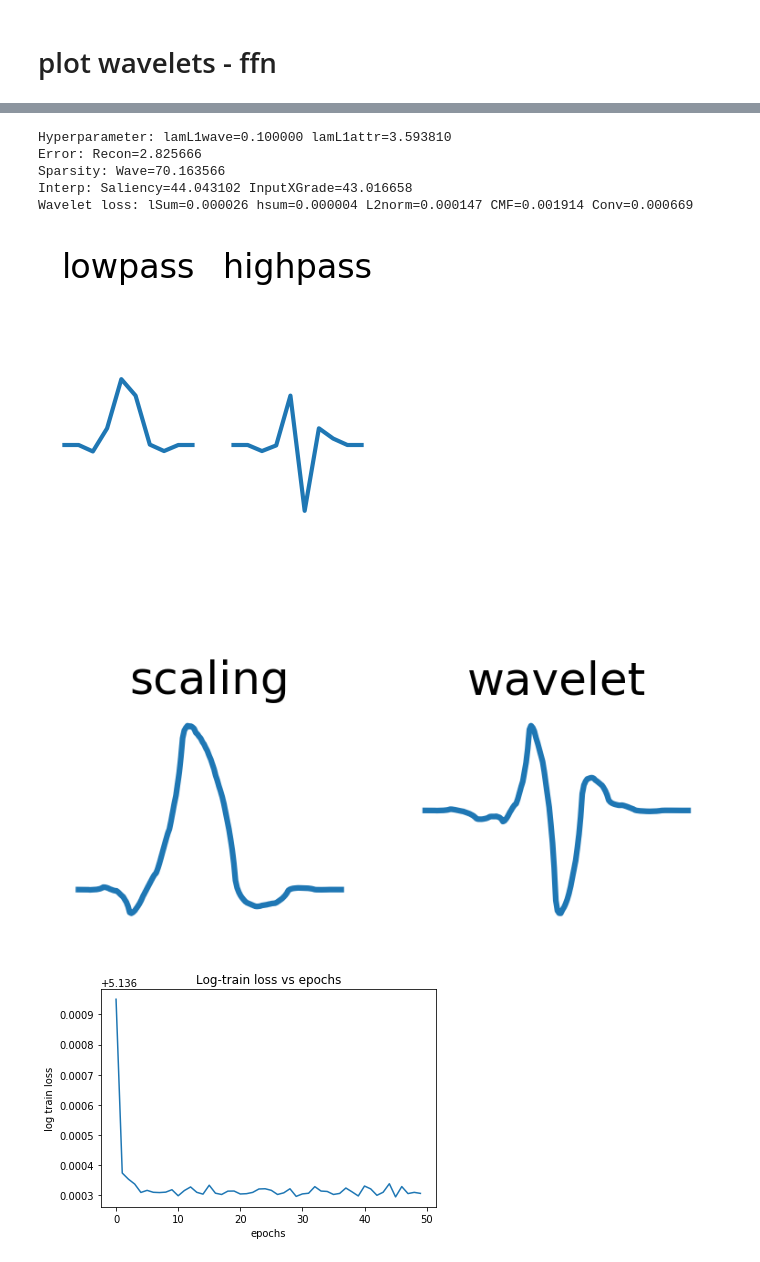
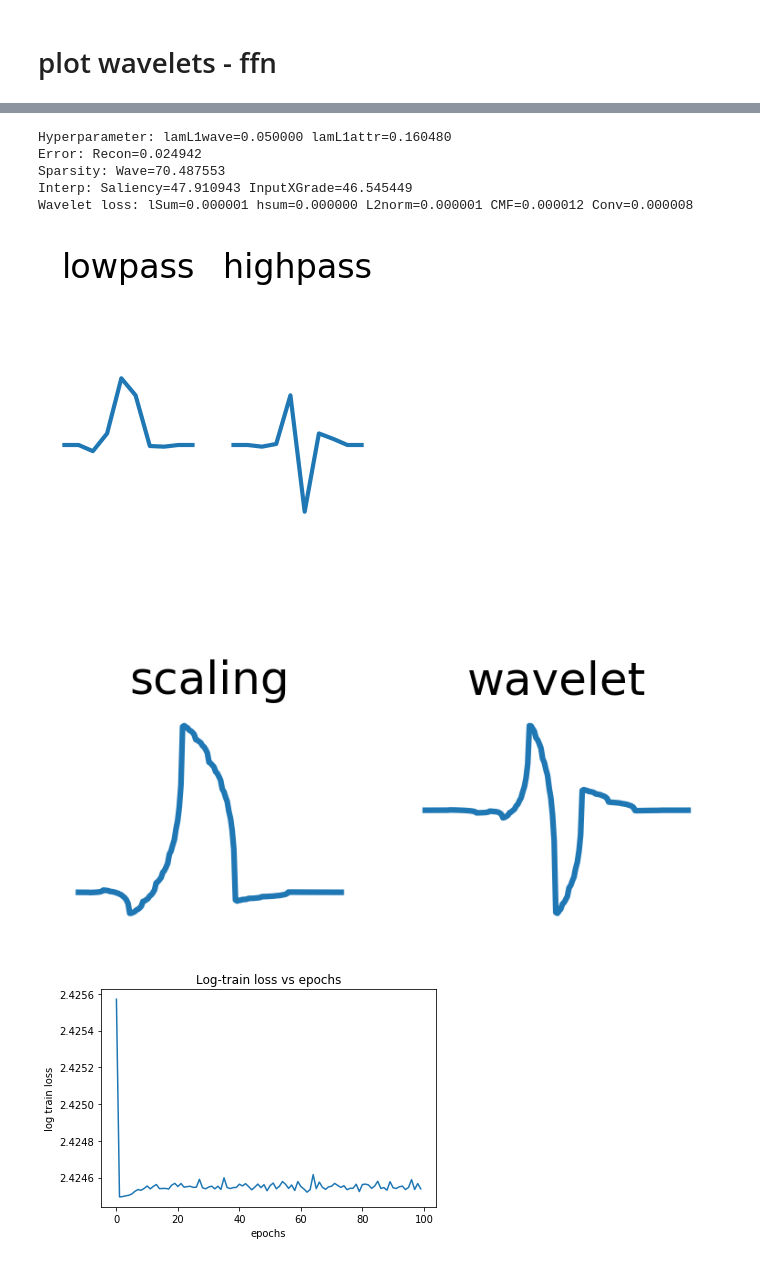
Before and after one commit to Yu-Group/adaptive-wavelets, a Jupyter notebook: notebooks/mnist/01_results.ipynb, the cells around one changed output, grey strips where cells are left out. Saved outputs shown, nothing was run; the diff lists cells and outputs as text; code cells hidden in the pictures.

```diff
--- a/notebooks/mnist/01_results.ipynb
+++ b/notebooks/mnist/01_results.ipynb
@@ -215,36 +221,36 @@ plt.show()
 # %%
-idx1 = 2
-idx2 = 9
+idx1 = 0
+idx2 = 4
 wt = mos[index2o[(idx1, idx2)]]
 filt = get_2dfilts(wt)
 phi, psi, x = get_wavefun(wt)
 
 # print
 print('Hyperparameter: lamL1wave={:.6f} lamL1attr={:.6f}'.format(res['lamL1wave'][index2o[(idx1, idx2)]], res['lamL1attr'][index2o[(idx1, idx2)]]))
 print('Error: Recon={:.6f}'.format(res['rec_loss'][index2o[(idx1, idx2)]]))
 print('Sparsity: Wave={:.6f}'.format(res['L1wave_loss'][index2o[(idx1, idx2)]]))
 print('Interp: Saliency={:.6f} InputXGrade={:.6f}'.format(res['L1saliency_loss'][index2o[(idx1, idx2)]], res['L1inputxgrad_loss'][index2o[(idx1, idx2)]]))
 print('Wavelet loss: lSum={:.6f} hsum={:.6f} L2norm={:.6f} CMF={:.6f} Conv={:.6f}'.format(res['lsum_loss'][index2o[(idx1, idx2)]],
                                                                                           res['hsum_loss'][index2o[(idx1, idx2)]],
                                                                                           res['L2norm_loss'][index2o[(idx1, idx2)]],
                                                                                           res['CMF_loss'][index2o[(idx1, idx2)]],
                                                                                           res['conv_loss'][index2o[(idx1, idx2)]]))
 
 
 plot_1dfilts(filt[0], is_title=True, figsize=(2,2))
 plot_wavefun((phi, psi, x), is_title=True, figsize=(3,1))
 
 plt.plot(np.log(res['train_losses'][index2o[(idx1, idx2)]]))
 plt.xlabel("epochs")
 plt.ylabel("log train loss")
 plt.title('Log-train loss vs epochs')
 plt.show()
 # %% [output]
-Hyperparameter: lamL1wave=0.100000 lamL1attr=3.593810
-Error: Recon=2.825666
-Sparsity: Wave=70.163566
-Interp: Saliency=44.043102 InputXGrade=43.016658
-Wavelet loss: lSum=0.000026 hsum=0.000004 L2norm=0.000147 CMF=0.001914 Conv=0.000669
+Hyperparameter: lamL1wave=0.050000 lamL1attr=0.160480
+Error: Recon=0.024942
+Sparsity: Wave=70.487553
+Interp: Saliency=47.910943 InputXGrade=46.545449
+Wavelet loss: lSum=0.000001 hsum=0.000000 L2norm=0.000001 CMF=0.000012 Conv=0.000008
-[figure, old version]
+[figure, new version]
-[figure, old version]
+[figure, new version]
-[figure, old version]
+[figure, new version]
```
Also changed, not shown: parts of 5 cells of this notebook, 2 other files.
